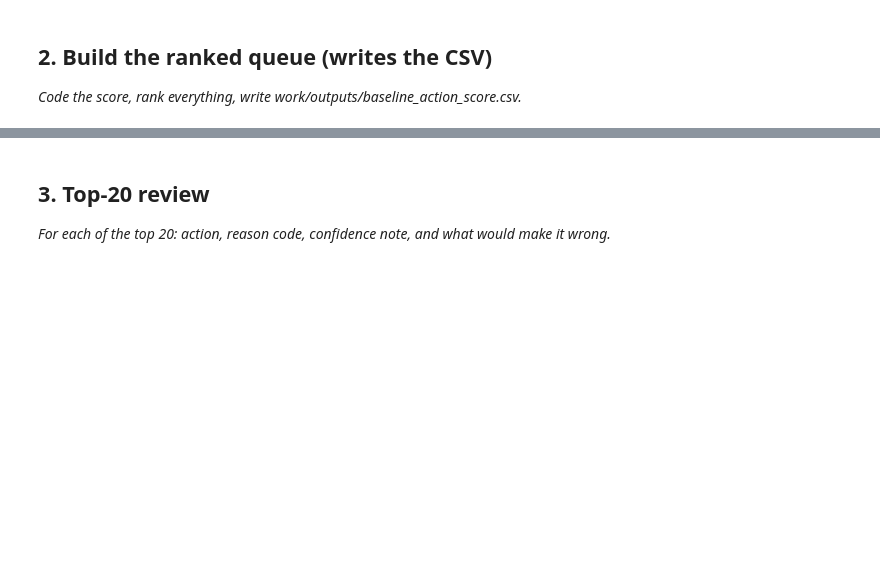
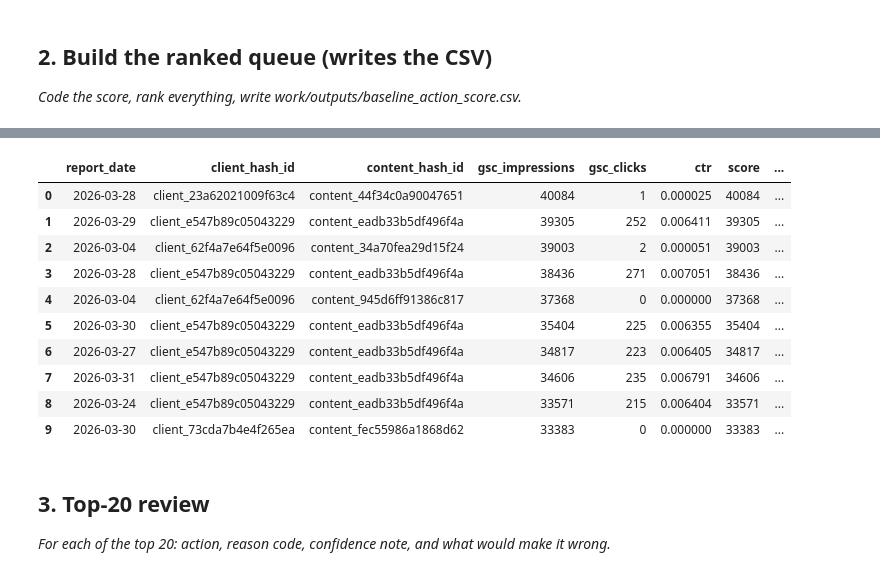
Before and after one commit to pratham6306/ml-internship-flyrank, a Jupyter notebook: work/notebooks/w04_baseline_score.ipynb, the cells around one changed output, grey strips where cells are left out. Cells and saved outputs as stored; diff of their text form; code cells hidden in the pictures; blank space fills up the shorter version.

```diff
--- a/work/notebooks/w04_baseline_score.ipynb
+++ b/work/notebooks/w04_baseline_score.ipynb
@@ -14,3 +133,80 @@ This skeleton is yours to fill. Work the sections **in order** — each one has
 ## 2. Build the ranked queue (writes the CSV)
 
 *Code the score, rank everything, write work/outputs/baseline_action_score.csv.*
+# %%
+import os
+import numpy as np
+
+# ---------------------------------------
+# Build a transparent baseline score
+# ---------------------------------------
+
+baseline_df["score"] = np.where(
+    baseline_df["high_impressions"] & baseline_df["low_ctr"],
+    baseline_df["gsc_impressions"],
+    0
+)
+
+# ---------------------------------------
+# Reason Codes
+# ---------------------------------------
+
+baseline_df["reason_code"] = np.where(
+    baseline_df["score"] > 0,
+    "ctr_optimization",
+    "not_prioritized"
+)
+
+# ---------------------------------------
+# Action Labels
+# ---------------------------------------
+
+baseline_df["action_label"] = np.where(
+    baseline_df["score"] > 0,
+    "Optimize CTR",
+    "No Action"
+)
+
+# ---------------------------------------
+# Rank highest score first
+# ---------------------------------------
+
+ranked_df = (
+    baseline_df
+    .sort_values("score", ascending=False)
+    .reset_index(drop=True)
+)
+
+# ---------------------------------------
+# Keep useful columns
+# ---------------------------------------
+
+output_df = ranked_df[
+    [
+        "report_date",
+        "client_hash_id",
+        "content_hash_id",
+        "gsc_impressions",
+        "gsc_clicks",
+        "ctr",
+        "score",
+        "reason_code",
+        "action_label"
+    ]
+]
+
+# ---------------------------------------
+# Write CSV
+# ---------------------------------------
+
+os.makedirs("work/outputs", exist_ok=True)
+
+output_path = "work/outputs/baseline_action_score.csv"
+
+output_df.to_csv(output_path, index=False)
+
+print(f"CSV written successfully to:\n{output_path}")
+
+print("\nTop 10 Ranked Pages\n")
+display(output_df.head(10))
+# %% [output]
@@ -17,3 +217,14 @@ This skeleton is yours to fill. Work the sections **in order** — each one has
+|  | report_date | client_hash_id | content_hash_id | gsc_impressions | gsc_clicks | ctr | score | ... |
+| 0 | 2026-03-28 | client_23a62021009f63c4 | content_44f34c0a90047651 | 40084 | 1 | 0.000025 | 40084 | ... |
+| 1 | 2026-03-29 | client_e547b89c05043229 | content_eadb33b5df496f4a | 39305 | 252 | 0.006411 | 39305 | ... |
+| 2 | 2026-03-04 | client_62f4a7e64f5e0096 | content_34a70fea29d15f24 | 39003 | 2 | 0.000051 | 39003 | ... |
+| 3 | 2026-03-28 | client_e547b89c05043229 | content_eadb33b5df496f4a | 38436 | 271 | 0.007051 | 38436 | ... |
+| 4 | 2026-03-04 | client_62f4a7e64f5e0096 | content_945d6ff91386c817 | 37368 | 0 | 0.000000 | 37368 | ... |
+| 5 | 2026-03-30 | client_e547b89c05043229 | content_eadb33b5df496f4a | 35404 | 225 | 0.006355 | 35404 | ... |
+| 6 | 2026-03-27 | client_e547b89c05043229 | content_eadb33b5df496f4a | 34817 | 223 | 0.006405 | 34817 | ... |
+| 7 | 2026-03-31 | client_e547b89c05043229 | content_eadb33b5df496f4a | 34606 | 235 | 0.006791 | 34606 | ... |
+| 8 | 2026-03-24 | client_e547b89c05043229 | content_eadb33b5df496f4a | 33571 | 215 | 0.006404 | 33571 | ... |
+| 9 | 2026-03-30 | client_73cda7b4e4f265ea | content_fec55986a1868d62 | 33383 | 0 | 0.000000 | 33383 | ... |
 # %% [markdown]
 ## 3. Top-20 review
 
```
Also changed, not shown: parts of 12 cells of this notebook.
